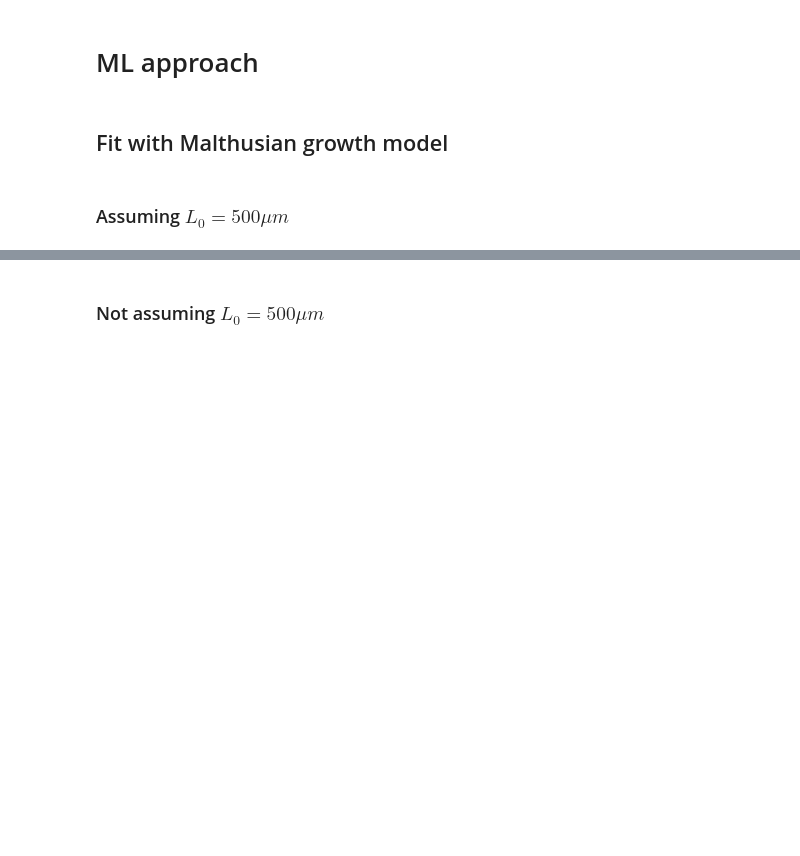
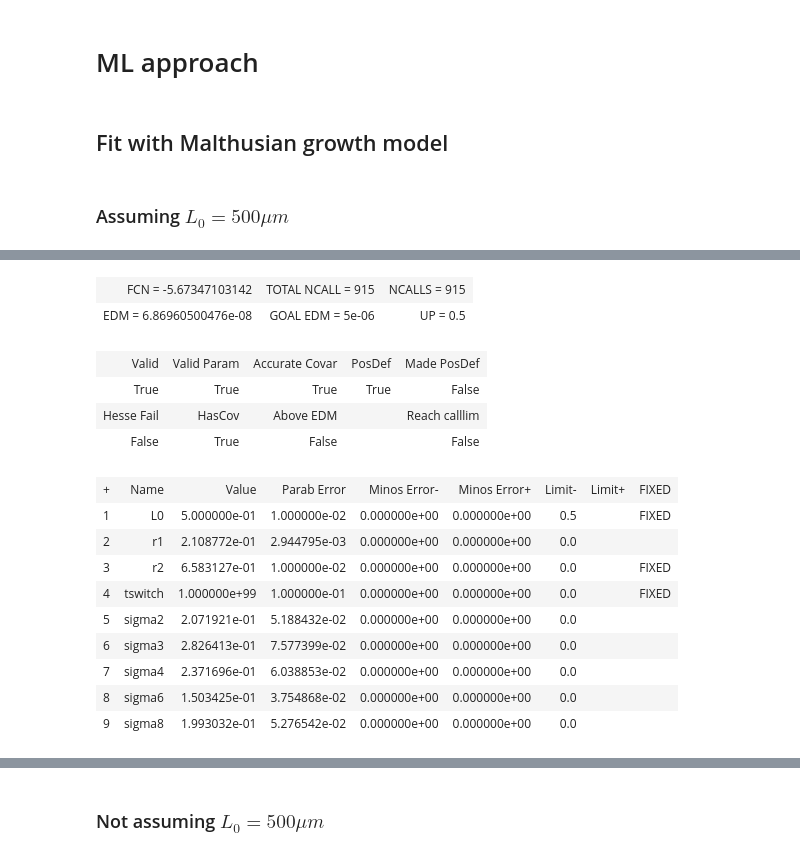
Before and after one commit to fabianrost84/axolotl-calculations-phd, a Jupyter notebook: proliferation_model.ipynb, the cells around one changed output, grey strips where cells are left out. Drawn from its saved outputs; the diff is of its cells as text; code cells hidden in the pictures; blank space fills up the shorter version.

```diff
--- a/proliferation_model.ipynb
+++ b/proliferation_model.ipynb
@@ -368,12 +368,32 @@ def generate_initial():
     r1 = sp.random.uniform(0, 1)
     r2 = sp.random.uniform(0, 1)
     tswitch = sp.random.uniform(0, 8)
-    return L0, r1, r2, tswitch
+    sigma2 = sp.random.uniform(0.01, 1)
+    sigma3 = sp.random.uniform(0.01, 1)
+    sigma4 = sp.random.uniform(0.01, 1)
+    sigma6 = sp.random.uniform(0.01, 1)
+    sigma8 = sp.random.uniform(0.01, 1)
+    return L0, r1, r2, tswitch, sigma2, sigma3, sigma4, sigma6, sigma8
 # %%
 N = 10
 # %%
 minuits = {}
 # %% [markdown]
 ## Fit with Malthusian growth model
+# %%
+def M_maker(print_level = 0):
+    return iminuit.Minuit(negloglike, errordef=0.5,
+                               L0 = L0, error_L0 = 0.01, limit_L0 = (0.5, None), fix_L0 = fix_L0,
+                               r1 = r1, error_r1 = 0.01, limit_r1 = (0, None), fix_r1 = False,
+                               r2 = r2, error_r2 = 0.01, limit_r2 = (0, None), fix_r2 = fix_r2,
+                               tswitch = tswitch, error_tswitch = 0.1, limit_tswitch = (0, None), fix_tswitch = fix_tswitch,
+                               sigma2 = sigma2, error_sigma2 = 0.01, limit_sigma2 = (0, None),
+                               sigma3 = sigma3, error_sigma3 = 0.01, limit_sigma3 = (0, None),
+                               sigma4 = sigma4, error_sigma4 = 0.01, limit_sigma4 = (0, None),
+                               sigma6 = sigma6, error_sigma6 = 0.01, limit_sigma6 = (0, None),
+                               sigma8 = sigma8, error_sigma8 = 0.01, limit_sigma8 = (0, None),
+                               print_level = print_level
+                              )
+    return M
 # %% [markdown]
 ### Assuming $L_0 = 500 \mu m$
@@ -438,0 +400,20 @@ minuits['malt_500'].migrad();
+# %%
+fval = sp.inf
+L0_best, r1_best, r2_best, tswitch_best = sp.nan, sp.nan, sp.nan, sp.nan,
+for i in range(N):
+    L0, r1, r2, tswitch, sigma2, sigma3, sigma4, sigma6, sigma8 = generate_initial()
+    L0 = 0.5
+    tswitch = 1e99
+    fix_L0 = True
+    fix_r2 = True
+    fix_tswitch = True
+    M = M_maker()
+    M.migrad();
+    if (M.fval < fval) and M.migrad_ok():
+        fval = M.fval
+        L0_best, r1_best, r2_best, tswitch_best, sigma2_best, sigma3_best, sigma4_best, sigma6_best, sigma8_best = L0, r1, r2, tswitch, sigma2, sigma3, sigma4, sigma6, sigma8
+
+L0, r1, r2, tswitch, sigma2, sigma3, sigma4, sigma6, sigma8 = L0_best, r1_best, r2_best, tswitch_best, sigma2_best, sigma3_best, sigma4_best, sigma6_best, sigma8_best
+minuits['malt_500'] = M_maker(print_level=1)
+minuits['malt_500'].migrad();
+# %% [output]
@@ -438,0 +421,16 @@ minuits['malt_500'].migrad();
+| FCN = -5.67347103142 | TOTAL NCALL = 915 | NCALLS = 915 |
+| EDM = 6.86960500476e-08 | GOAL EDM = 5e-06 | UP = 0.5 |
+| Valid | Valid Param | Accurate Covar | PosDef | Made PosDef |
+| True | True | True | True | False |
+| Hesse Fail | HasCov | Above EDM |  | Reach calllim |
+| False | True | False |  | False |
+| + | Name | Value | Parab Error | Minos Error- | Minos Error+ | Limit- | Limit+ | FIXED |
+| 1 | L0 | 5.000000e-01 | 1.000000e-02 | 0.000000e+00 | 0.000000e+00 | 0.5 |  | FIXED |
+| 2 | r1 | 2.108772e-01 | 2.944795e-03 | 0.000000e+00 | 0.000000e+00 | 0.0 |  |  |
+| 3 | r2 | 6.583127e-01 | 1.000000e-02 | 0.000000e+00 | 0.000000e+00 | 0.0 |  | FIXED |
+| 4 | tswitch | 1.000000e+99 | 1.000000e-01 | 0.000000e+00 | 0.000000e+00 | 0.0 |  | FIXED |
+| 5 | sigma2 | 2.071921e-01 | 5.188432e-02 | 0.000000e+00 | 0.000000e+00 | 0.0 |  |  |
+| 6 | sigma3 | 2.826413e-01 | 7.577399e-02 | 0.000000e+00 | 0.000000e+00 | 0.0 |  |  |
+| 7 | sigma4 | 2.371696e-01 | 6.038853e-02 | 0.000000e+00 | 0.000000e+00 | 0.0 |  |  |
+| 8 | sigma6 | 1.503425e-01 | 3.754868e-02 | 0.000000e+00 | 0.000000e+00 | 0.0 |  |  |
+| 9 | sigma8 | 1.993032e-01 | 5.276542e-02 | 0.000000e+00 | 0.000000e+00 | 0.0 |  |  |
```
Also changed, not shown: parts of 13 cells of this notebook.
